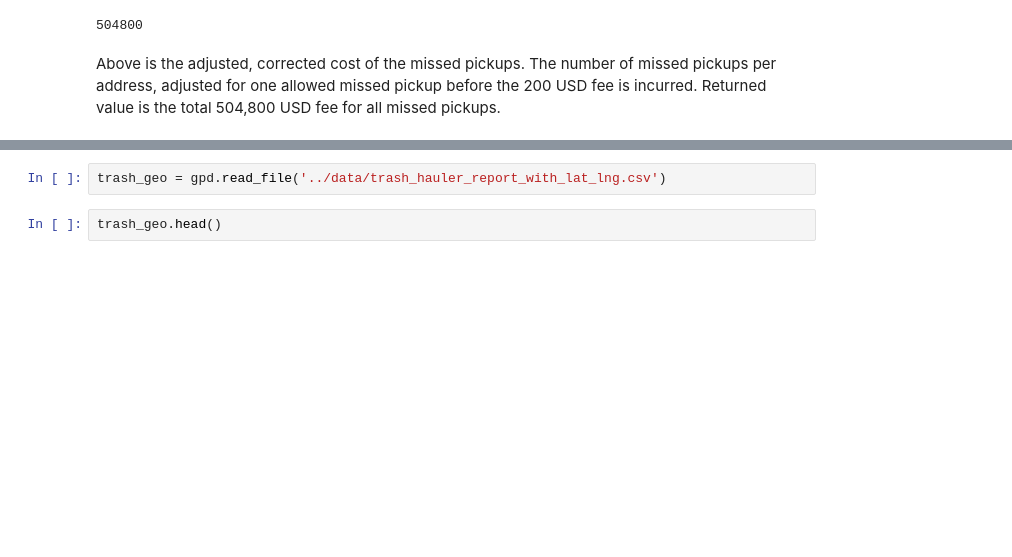
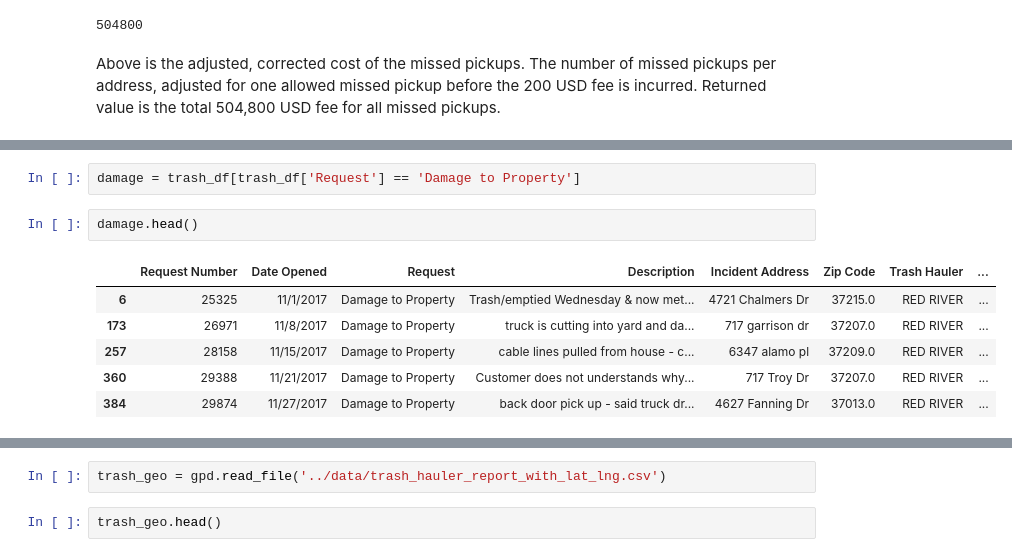
Before and after one commit to NSS-Data-Analytics-Cohort-14/trash-pickups-v2-kshaffer93, a Jupyter notebook: notebooks/trash.ipynb, the cells around one changed output, grey strips where cells are left out. Saved outputs shown, nothing was run; the diff lists cells and outputs as text; blank space fills up the shorter version.

```diff
--- a/notebooks/trash.ipynb
+++ b/notebooks/trash.ipynb
@@ -165,0 +180,11 @@ Above is the adjusted, corrected cost of the missed pickups. The number of misse
+# %%
+damage = trash_df[trash_df['Request'] == 'Damage to Property']
+# %%
+damage.head()
+# %% [output]
+|  | Request Number | Date Opened | Request | Description | Incident Address | Zip Code | Trash Hauler | ... |
+| 6 | 25325 | 11/1/2017 | Damage to Property | Trash/emptied Wednesday & now met... | 4721 Chalmers Dr | 37215.0 | RED RIVER | ... |
+| 173 | 26971 | 11/8/2017 | Damage to Property | truck is cutting into yard and da... | 717 garrison dr | 37207.0 | RED RIVER | ... |
+| 257 | 28158 | 11/15/2017 | Damage to Property | cable lines pulled from house - c... | 6347 alamo pl | 37209.0 | RED RIVER | ... |
+| 360 | 29388 | 11/21/2017 | Damage to Property | Customer does not understands why... | 717 Troy Dr | 37207.0 | RED RIVER | ... |
+| 384 | 29874 | 11/27/2017 | Damage to Property | back door pick up - said truck dr... | 4627 Fanning Dr | 37013.0 | RED RIVER | ... |
```
Also changed, not shown: parts of 4 cells of this notebook.
